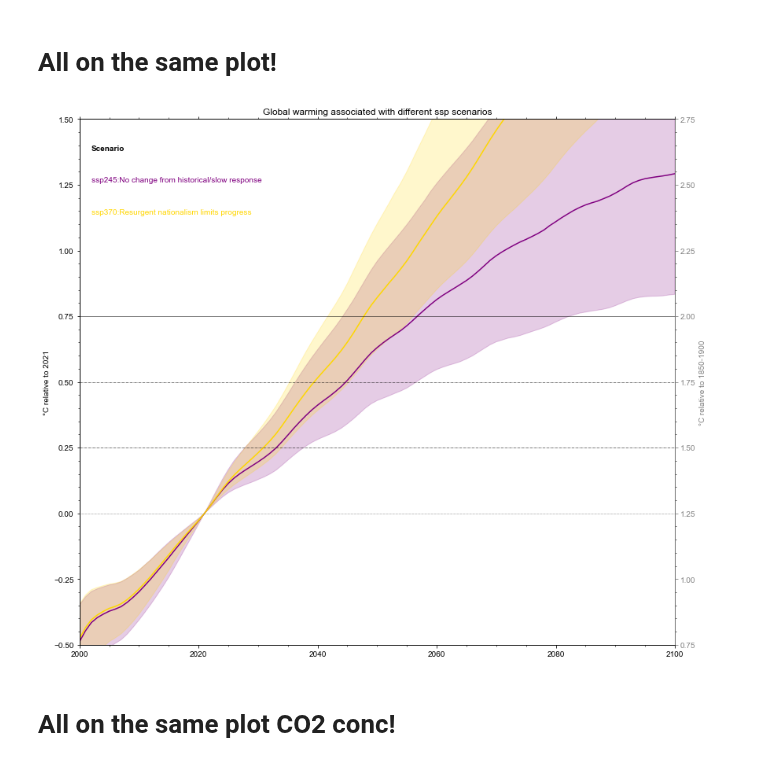
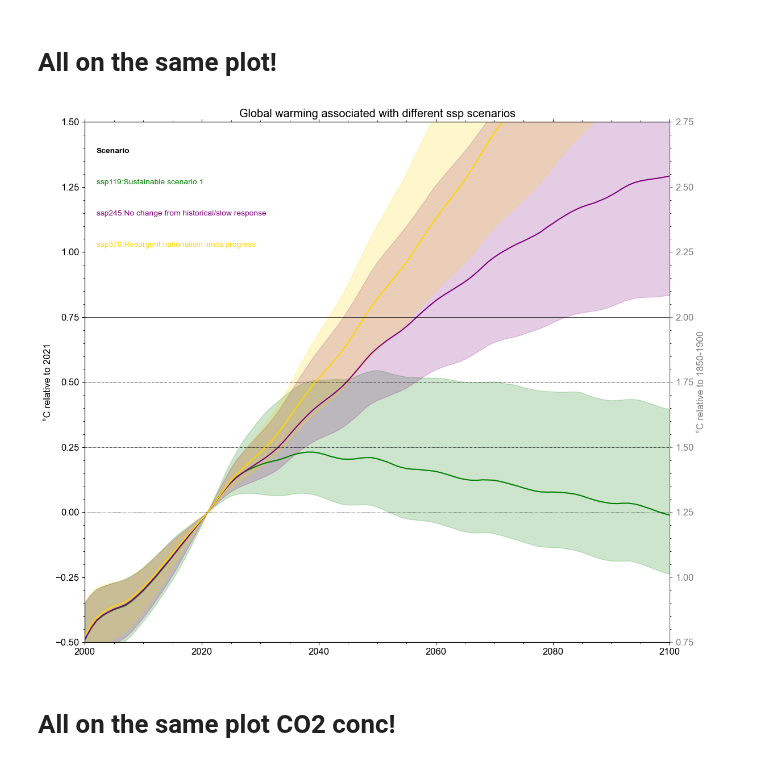
Before and after one commit to camillamathison/FaIR-Spice, a Jupyter notebook: notebooks/run-fair-ar6-ssp245.ipynb, the cells around one changed output. Cells and saved outputs as stored; diff of their text form; code cells hidden in the pictures.

```diff
--- a/notebooks/run-fair-ar6-ssp245.ipynb
+++ b/notebooks/run-fair-ar6-ssp245.ipynb
@@ -142,0 +217,36 @@ pl.legend()
+# %%
+updated_config = []
+for i, cfg in enumerate(config_list):
+    updated_config.append({})
+    for key, value in cfg.items():
+        if isinstance(value, list):
+            updated_config[i][key] = np.asarray(value)
+        else:
+            updated_config[i][key] = value
+    updated_config[i]['emissions'] = data_out['ssp119']
+    updated_config[i]['diagnostics'] = 'AR6'
+    updated_config[i]["efficacy"] = np.ones(45)
+    updated_config[i]["gir_carbon_cycle"] = True
+    updated_config[i]["temperature_function"] = "Geoffroy"
+    updated_config[i]["aerosol_forcing"] = "aerocom+ghan2"
+    updated_config[i]["fixPre1850RCP"] = False
+    updated_config[i]["scale"][43] = 0.6
+# %%
+def run_fair(args):
+    thisC, thisF, thisT, _, thisOHU, _, thisAF = fair.forward.fair_scm(**args)
+    return (thisC[:,0], thisT, np.sum(thisF[:,:43], axis=1), np.sum(thisF[:,35:41], axis=1), np.sum(thisF, axis=1))
+
+if __name__ == '__main__':
+    with Pool(28) as pool:
+        result = list(tqdm(pool.imap(run_fair, updated_config), total=len(updated_config)))
+# %%
+result_t = np.array(result).transpose(1,2,0)
+# %%
+results_out['ssp119'] = {}
+c, t, f_ant, f_aer, f_tot = result_t
+temp_rebase = t - t[100:151,:].mean(axis=0)
+results_out['ssp119']['co2_conc'] = c
+results_out['ssp119']['temp'] = temp_rebase
+results_out['ssp119']['F_ant'] = f_ant
+results_out['ssp119']['F_aer'] = f_aer
+results_out['ssp119']['F_tot'] = f_tot
@@ -306,38 +422,38 @@ labels = {
 fig, ax = pl.subplots(figsize=(12, 10))
 
 ax.text(0.02, 0.94, 'Scenario', fontweight='bold', fontsize=10, transform=ax.transAxes)
-for i, scenario in enumerate(['ssp245','ssp370']):
-    if scenario in ['ssp245', 'ssp370']:
+for i, scenario in enumerate(['ssp119','ssp245','ssp370']):
+    if scenario in ['ssp119','ssp245', 'ssp370']:
         ax.fill_between(np.arange(2000,2101), np.percentile(results_out[scenario]['temp'][250:351,:] - results_out[scenario]['temp'][271,:], 5, axis=1), np.percentile(results_out[scenario]['temp'][250:351,:] - results_out[scenario]['temp'][271,:], 95, axis=1), color=colors[scenario], alpha=0.2)
     ax.plot(np.arange(2000, 2101), np.median(results_out[scenario]['temp'][250:351,:] - results_out[scenario]['temp'][271,:], axis=1), color=colors[scenario], label=labels[scenario])
     ax.text(0.02, 0.88-0.06*i, labels[scenario], color=colors[scenario], transform=ax.transAxes, fontsize=10)
 #ax.legend(fontsize=10);
 ax.set_ylabel('°C relative to 2021');
 ax.set_title('Global warming associated with different ssp scenarios');
 ax.set_xlim(2000, 2100)
 ax.set_ylim(-0.5, 1.5)
 
 from matplotlib import ticker
 
 ax1 = ax.twinx()
 positions = np.arange(0.75, 2.76, 0.25)
 
 ax1.yaxis.set_major_locator(ticker.FixedLocator(positions))
 
 ax1.set_ylim(0.75,2.75)
 ax1.spines['right'].set_color('gray')
 ax1.tick_params(axis='y', colors='gray')
 ax1.set_ylabel('°C relative to 1850-1900', color='gray')
 
 
 ax.axhline(0, ls=':', color='k', lw=0.5)
 ax1.axhline(1.5, ls='-.', color='k', lw=0.5)
 ax1.axhline(1.75, ls='-.', color='k', lw=0.5)
 ax1.axhline(2.0, ls='-', color='k', lw=0.5)
 fig.tight_layout()
-pl.savefig('../plots/rcmip_245_370_scenarios_temp.png', dpi=500, transparent=False)
+pl.savefig('../plots/rcmip_119_245_370_scenarios_temp.png', dpi=500, transparent=False)
 # %% [output]
-[figure, old version]
+[figure, new version]
 # %% [markdown]
 # All on the same plot CO2 conc!
 # %%
```
Also changed, not shown: parts of 22 cells of this notebook, 1 other file.
